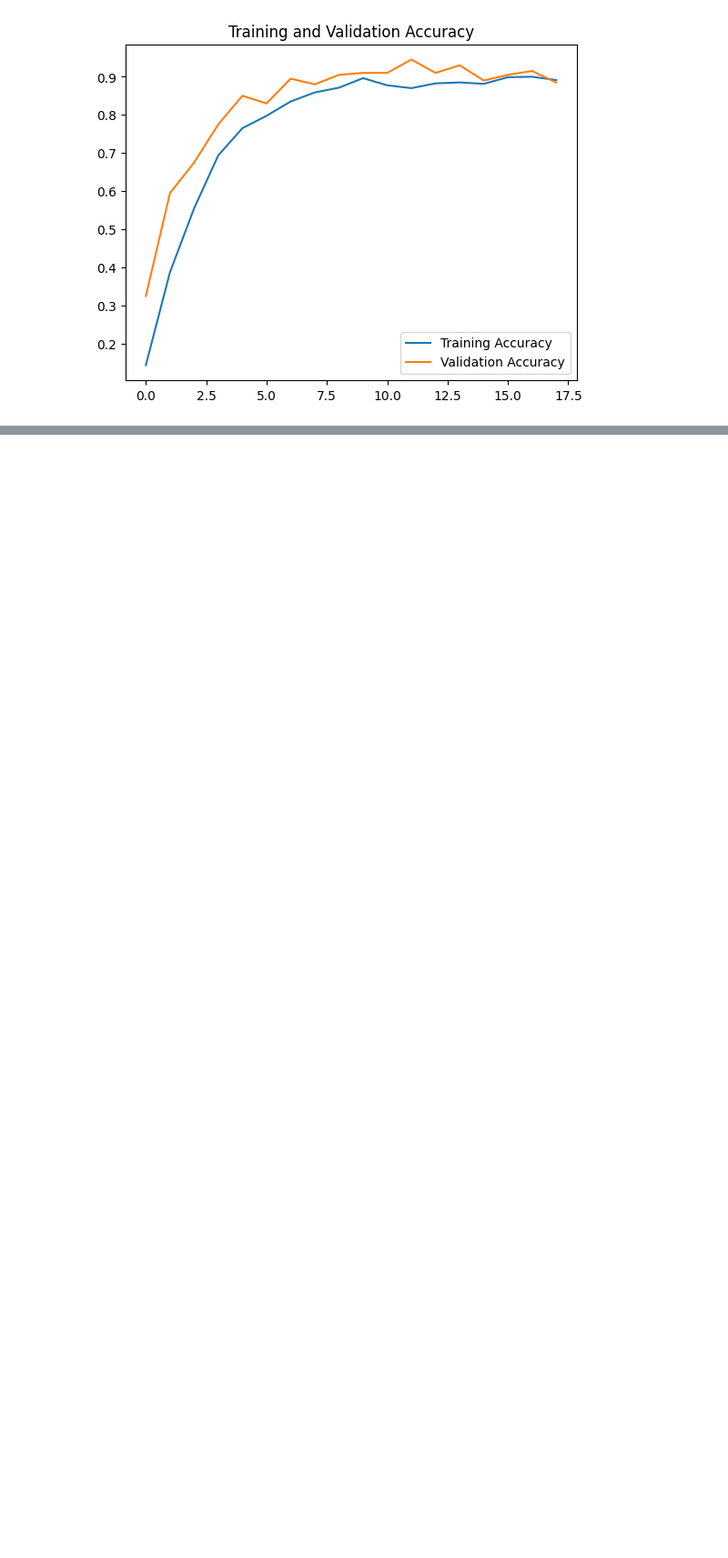
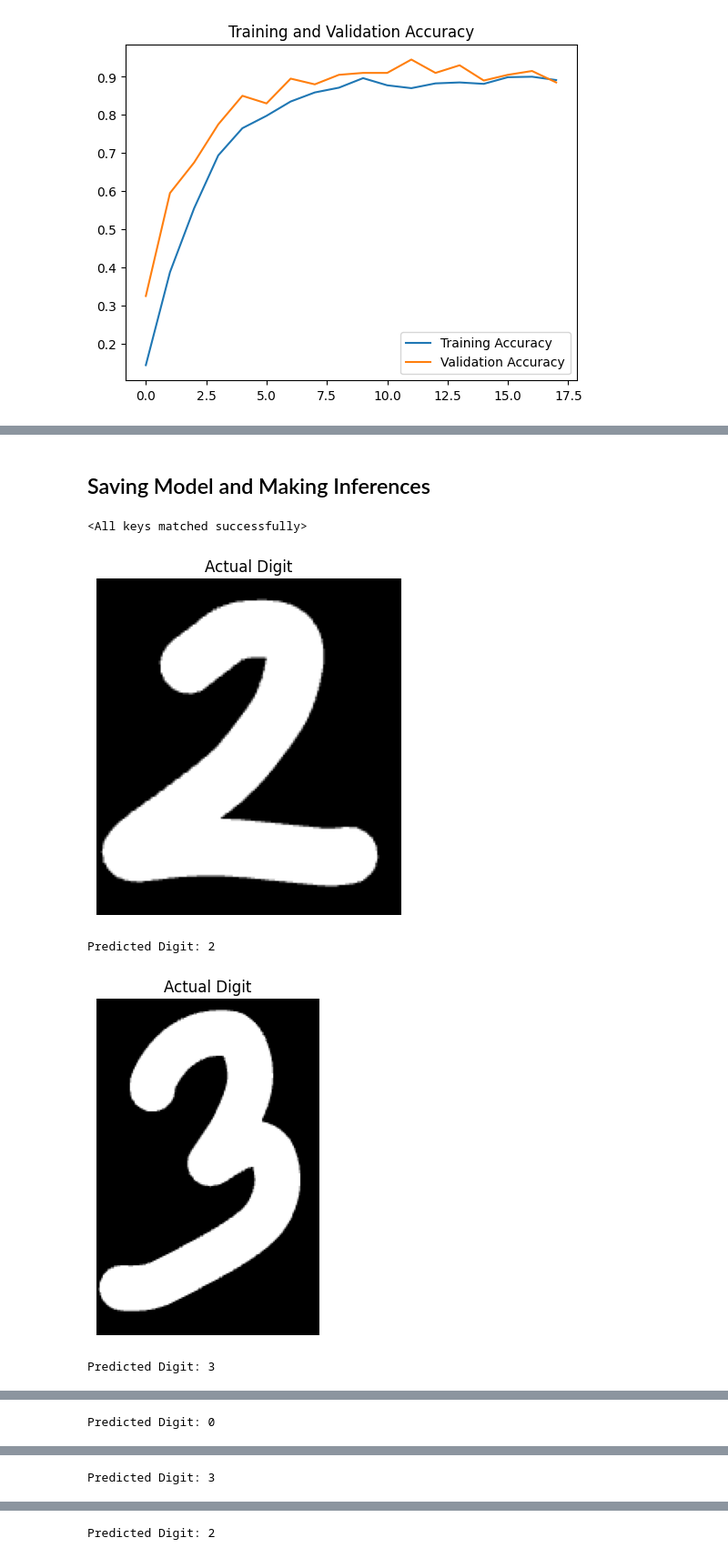
Before and after one commit to ShrDar/Digit-Prediction-Model, a Jupyter notebook: notebooks/Convolutional_Neural_Network_Pytorch.ipynb, the cells around one changed output, grey strips where cells are left out. Shown at 91% size. Drawn from its saved outputs; the diff is of its cells as text; code cells hidden in the pictures; blank space fills up the shorter version.

```diff
--- a/notebooks/Convolutional_Neural_Network_Pytorch.ipynb
+++ b/notebooks/Convolutional_Neural_Network_Pytorch.ipynb
@@ -301,0 +367,2 @@ plt.show()
+# %% [markdown]
+## Saving Model and Making Inferences
@@ -301,0 +374,48 @@ plt.show()
+# %%
+saved_model = DigitCNN().to(device)
+saved_model.load_state_dict(
+    torch.load(
+        "../models/cnn_digit_pytorch_model.pth",
+        map_location = device
+    )
+)
+# %% [output]
+<All keys matched successfully>
+# %%
+model.eval()
+
+inference_transform = transforms.Compose([
+    transforms.Grayscale(),
+    transforms.Resize((28, 28)),
+    transforms.ToTensor()
+])
+# %%
+def predict_digit(image_path):
+    image = Image.open(image_path)
+
+    plt.title("Actual Digit")
+
+    plt.imshow(image, cmap = "gray")
+    plt.axis("off")
+
+    plt.show()
+
+    image_tensor = inference_transform(image)
+    image_tensor = image_tensor.unsqueeze(0)
+
+    with torch.no_grad():
+        outputs = model(image_tensor)
+        prediction = outputs.argmax(dim = 1)
+
+    print(f"Predicted Digit: {prediction.item()}")
+# %%
+predict_digit('../data/mnistmini/extra/Two.png')
+predict_digit('../data/mnistmini/extra/Three.png')
+predict_digit('../data/mnistmini/extra/Zero.png')
+predict_digit('../data/mnistmini/extra/Eight.png')
+predict_digit('../data/mnistmini/extra/seven.png')
+# %% [output]
+[figure, added]
+Predicted Digit: 2
+[figure, added]
+Predicted Digit: 3
@@ -301,0 +423 @@ plt.show()
+Predicted Digit: 0
@@ -301,0 +425 @@ plt.show()
+Predicted Digit: 3
@@ -301,0 +427 @@ plt.show()
+Predicted Digit: 2
```
Also changed, not shown: parts of 5 cells of this notebook.
